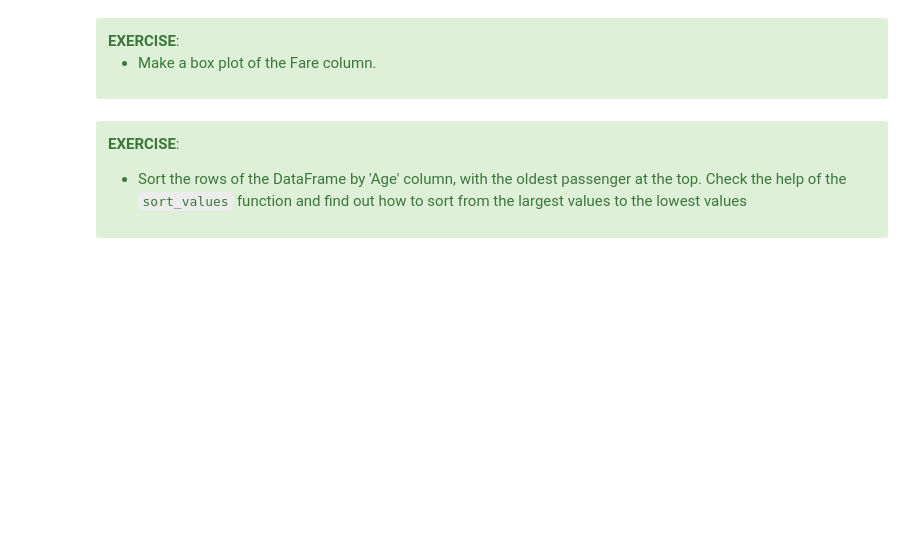
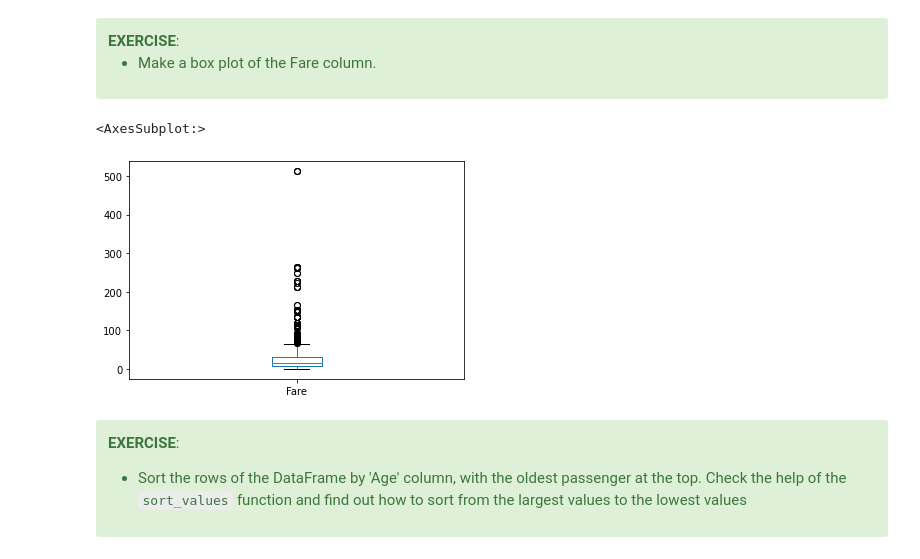
Before and after one commit to jorisvandenbossche/FLAMES-python-data-wrangling, a Jupyter notebook: notebooks/pandas_01_data_structures.ipynb, the cells around one changed output. Saved outputs shown, nothing was run; the diff lists cells and outputs as text; code cells hidden in the pictures; blank space fills up the shorter version.

```diff
--- a/notebooks/pandas_01_data_structures.ipynb
+++ b/notebooks/pandas_01_data_structures.ipynb
@@ -255,6 +389,11 @@ Embarked       | Port of Embarkation (C = Cherbourg; Q = Queenstown; S = Southam
 * Make a box plot of the Fare column.
 
 </div>
+# %%
+df["Fare"].plot(kind="box")
+# %% [output]
+<AxesSubplot:>
+[figure, added]
 # %%
 # %load _solutions/pandas_01_data_structures5.py
 # %% [markdown]
```
Also changed, not shown: parts of 31 cells of this notebook, 16 other files.
